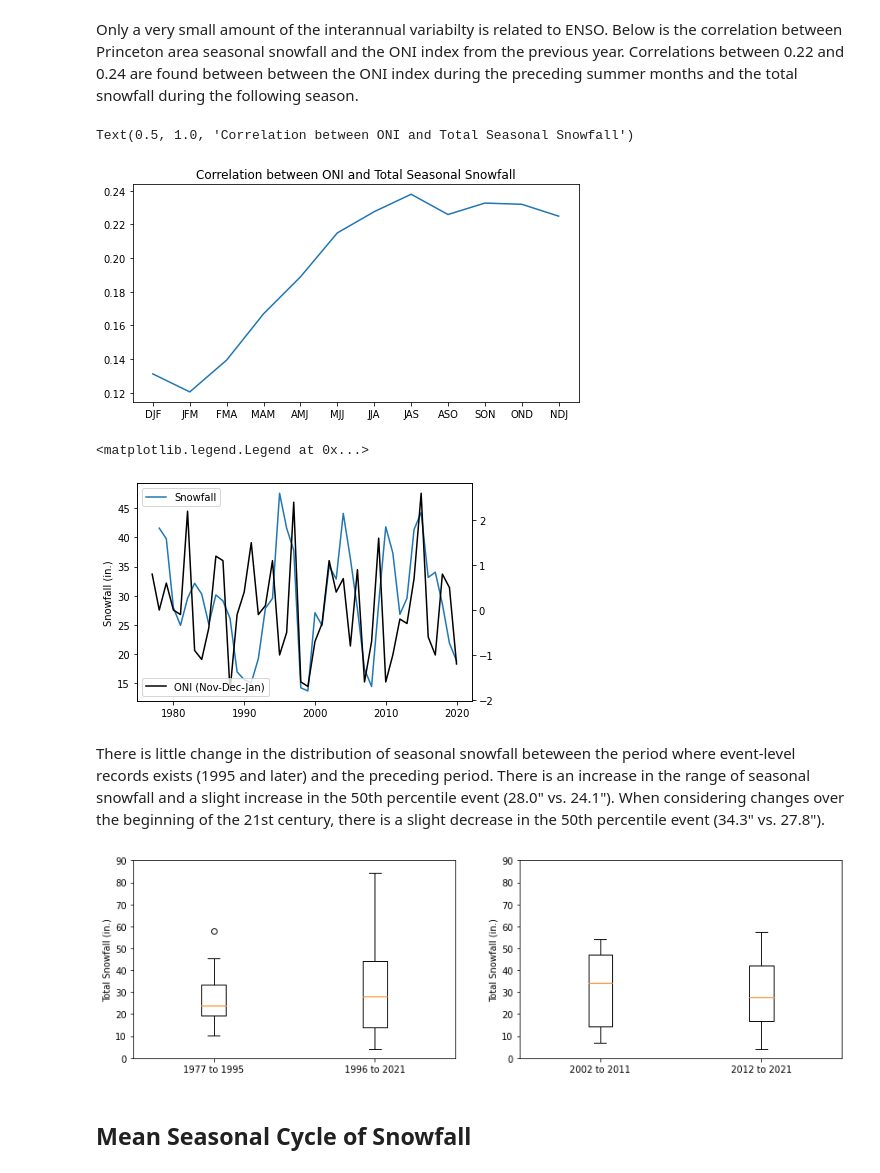
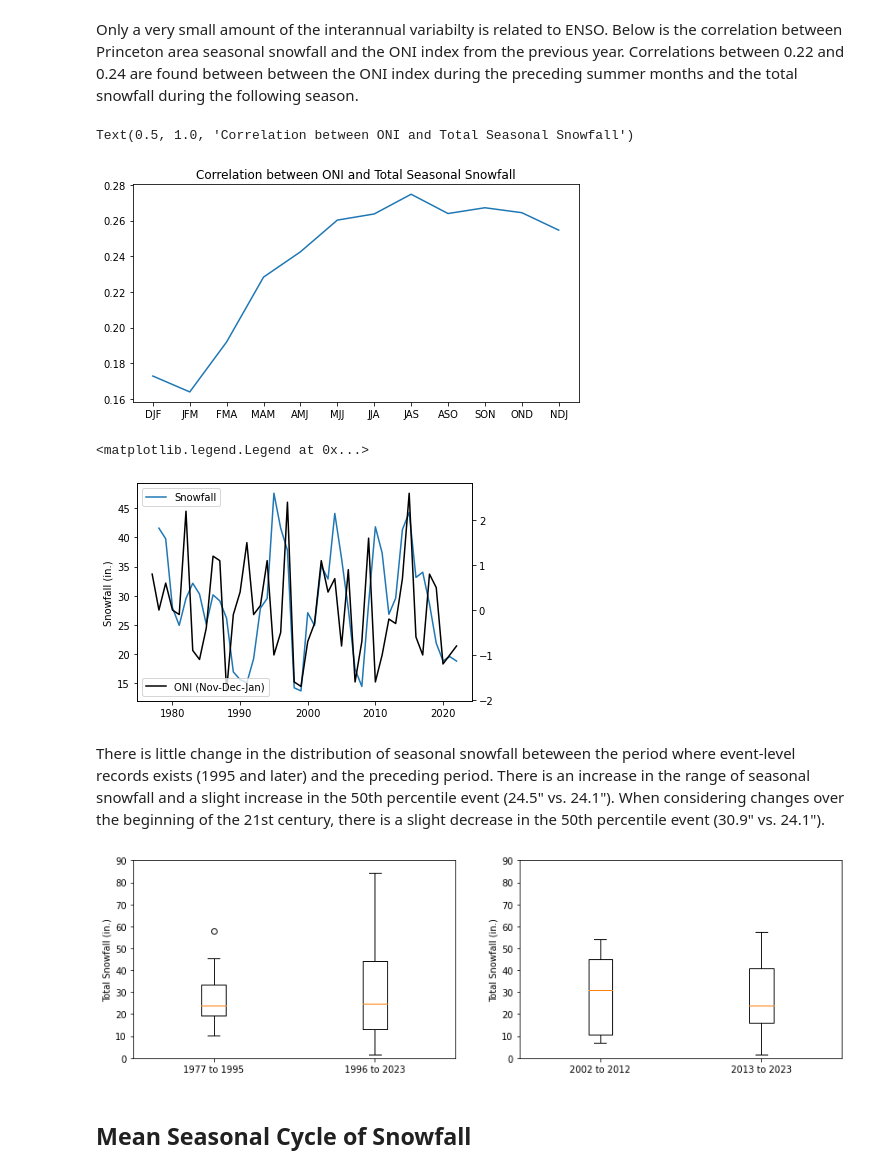
Before and after one commit to jkrasting/princetonsnow, a Jupyter notebook: Princeton_Snowfall_Analysis.ipynb, the cells around one changed output. Saved outputs shown, nothing was run; the diff lists cells and outputs as text; code cells hidden in the pictures.

```diff
--- a/Princeton_Snowfall_Analysis.ipynb
+++ b/Princeton_Snowfall_Analysis.ipynb
@@ -84,17 +84,17 @@ _ = ax.set_ylabel("Total Snowfall (in.)")
 Only a very small amount of the interannual variabilty is related to ENSO.  Below is the correlation between Princeton area seasonal snowfall and the ONI index from the previous year. Correlations between 0.22 and 0.24 are found between between the ONI index during the preceding summer months and the total snowfall during the following season.
 # %%
 df_oni = pd.read_csv("ONI.csv",index_col="Year")
-oni = df_oni.loc[slice(1977,2020)]["NDJ"]
+oni = df_oni.loc[slice(1977,2022)]["NDJ"]
 
-r = [np.corrcoef(y2[1:-1],df_oni.loc[slice(1977,2020)][x][1:])[0,1] for x in df_oni.columns]
+r = [np.corrcoef(y2[1:-1],df_oni.loc[slice(1977,2022)][x][1:])[0,1] for x in df_oni.columns]
 fig = plt.figure(figsize=(8,4))
 ax = plt.subplot(1,1,1)
 ax.plot(r)
 _ = plt.xticks(range(0,len(df_oni.columns)), df_oni.columns)
 plt.title("Correlation between ONI and Total Seasonal Snowfall")
 # %% [output]
 Text(0.5, 1.0, 'Correlation between ONI and Total Seasonal Snowfall')
-[figure, old version]
+[figure, new version]
 # %%
 fig = plt.figure()
 ax = plt.subplot(1,1,1)
@@ -106,29 +106,29 @@ _ = ax2.plot(oni,"k", label="ONI (Nov-Dec-Jan)")
 plt.legend(loc=3)
 # %% [output]
 <matplotlib.legend.Legend at 0x...>
-[figure, old version]
+[figure, new version]
 # %% [markdown]
-There is little change in the distribution of seasonal snowfall beteween the period where event-level records exists (1995 and later) and the preceding period.  There is an increase in the range of seasonal snowfall and a slight increase in the 50th percentile event (28.0" vs. 24.1").  When considering changes over the beginning of the 21st century, there is a slight decrease in the 50th percentile event (34.3" vs. 27.8").
+There is little change in the distribution of seasonal snowfall beteween the period where event-level records exists (1995 and later) and the preceding period.  There is an increase in the range of seasonal snowfall and a slight increase in the 50th percentile event (24.5" vs. 24.1").  When considering changes over the beginning of the 21st century, there is a slight decrease in the 50th percentile event (30.9" vs. 24.1").
 # %%
 fig = plt.figure(figsize=(14,4))
 
 ax1 = plt.subplot(1,2,1)
 _ = ax1.boxplot([
     df.loc[slice(1977,1995)]["Snowfall (in.)"],
-    df.loc[slice(1996,2021)]["Snowfall (in.)"]],
-    labels=["1977 to 1995","1996 to 2021"],)
+    df.loc[slice(1996,2023)]["Snowfall (in.)"]],
+    labels=["1977 to 1995","1996 to 2023"],)
 
 ax2 = plt.subplot(1,2,2)
 _ = ax2.boxplot([
-    df.loc[slice(2002,2011)]["Snowfall (in.)"],
-    df.loc[slice(2012,2021)]["Snowfall (in.)"]],
-    labels=["2002 to 2011","2012 to 2021"],)
+    df.loc[slice(2002,2012)]["Snowfall (in.)"],
+    df.loc[slice(2013,2023)]["Snowfall (in.)"]],
+    labels=["2002 to 2012","2013 to 2023"],)
 
 for ax in [ax1,ax2]:
     ax.set_ylim(0,90)
     ax.set_ylabel("Total Snowfall (in.)")
 # %% [output]
-[figure, old version]
+[figure, new version]
 # %% [markdown]
 ## Mean Seasonal Cycle of Snowfall
 # %% [markdown]
```
Also changed, not shown: parts of 9 cells of this notebook, 3 other files.
